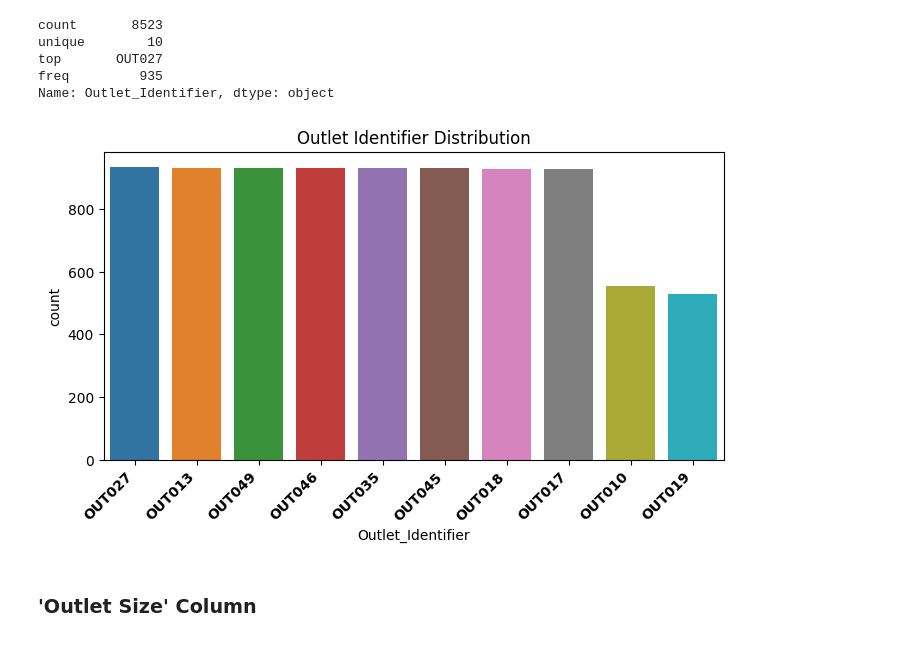
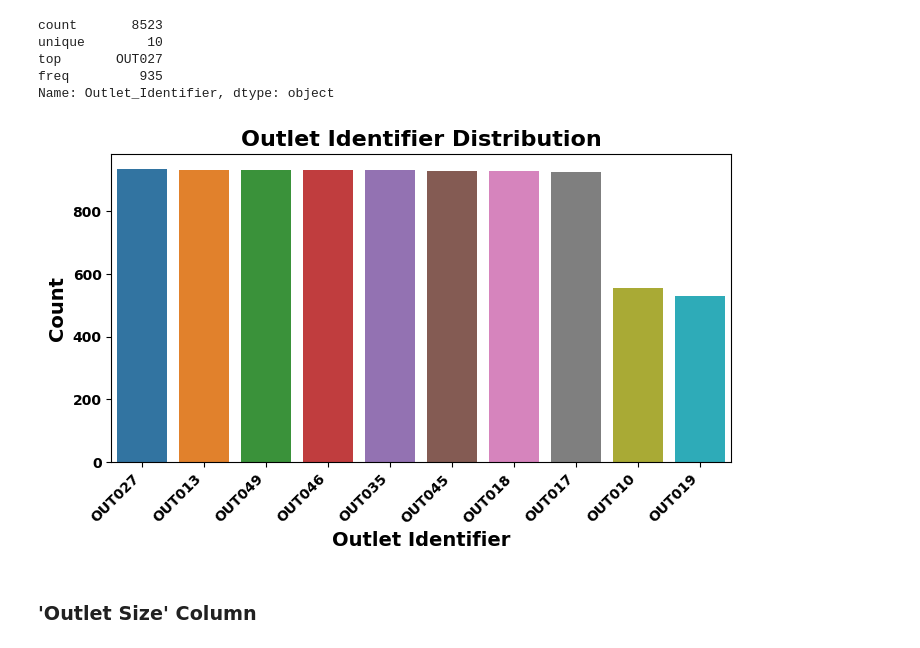
Before and after one commit to Mhoover41/Prediction-of-Product-Sales, a Jupyter notebook: Updated_4_20_23_Prediction_of_Product_Sales_Project_Melissa_Hoover.ipynb, the cells around one changed output. Saved outputs shown, nothing was run; the diff lists cells and outputs as text; code cells hidden in the pictures.

```diff
--- a/Updated_4_20_23_Prediction_of_Product_Sales_Project_Melissa_Hoover.ipynb
+++ b/Updated_4_20_23_Prediction_of_Product_Sales_Project_Melissa_Hoover.ipynb
@@ -798,18 +833,21 @@ Name: Outlet_Identifier, dtype: object
 # %%
 ## Define the label order
 label_order = df['Outlet_Identifier'].value_counts().index
 plt.figure(figsize= (8, 4))
 ## Define a MatplotLib ax object using seaborn.countplot()
 ax = sns.countplot(data=df,
                    x='Outlet_Identifier',
                    order = label_order)
+# Set Axes Labels
+ax.set_xlabel('Outlet Identifier', fontsize=14, weight='bold')
+ax.set_ylabel('Count', fontsize=14, weight='bold')
 #rotate the x-axis labels so they do not overlap
 plt.xticks(fontsize=10, weight='bold', rotation=45, ha="right")
-#ax.set_xticklabels(ax.get_xticklabels(), rotation = 45)
+plt.yticks(fontsize=10, weight='bold')
 ## Set the Title
-ax.set_title('Outlet Identifier Distribution');
+ax.set_title('Outlet Identifier Distribution', fontsize=16, weight='bold');
 # %% [output]
-[figure, old version]
+[figure, new version]
 # %% [markdown]
 ### 'Outlet Size' Column
 # %%
```
Also changed, not shown: parts of 14 cells of this notebook.
